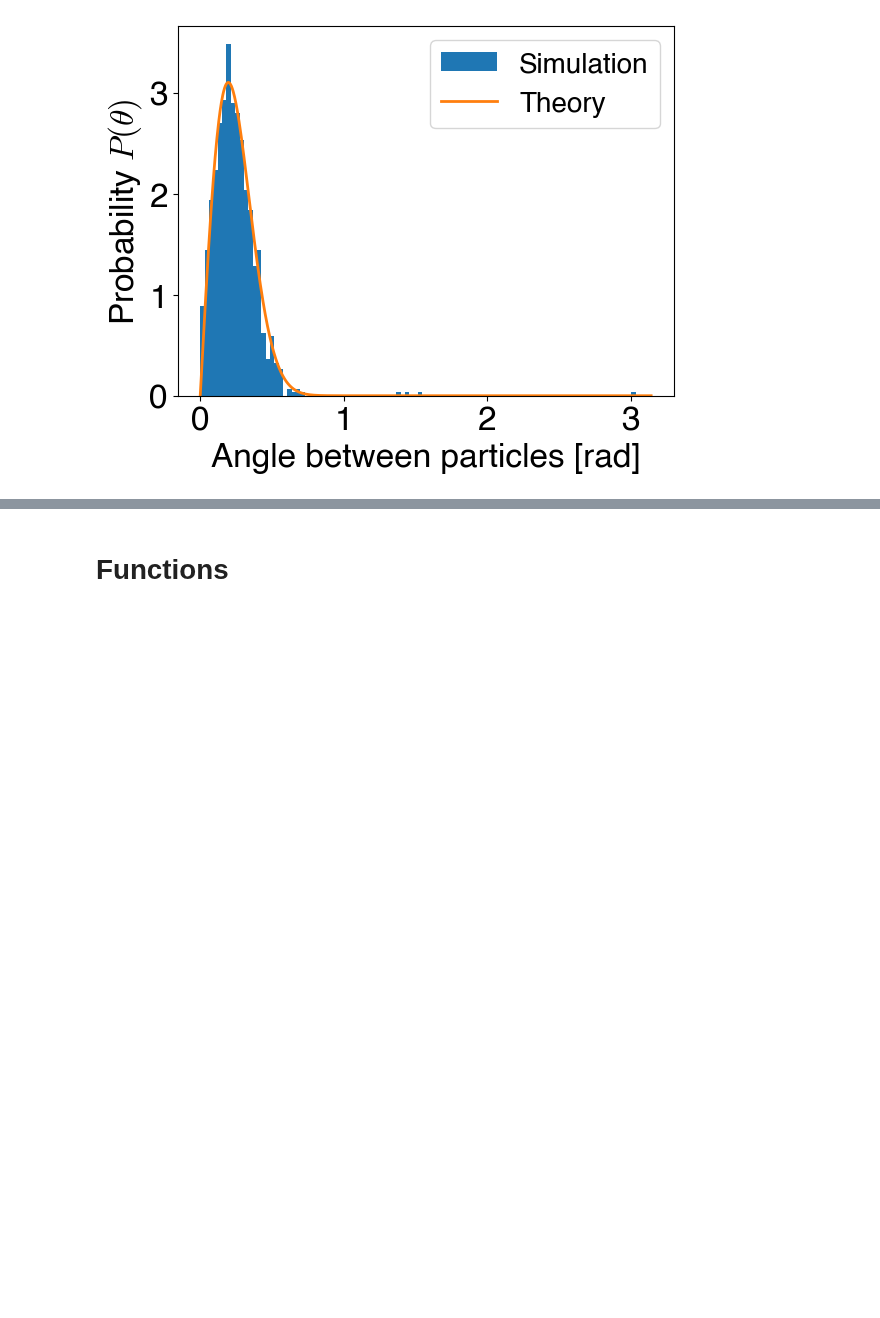
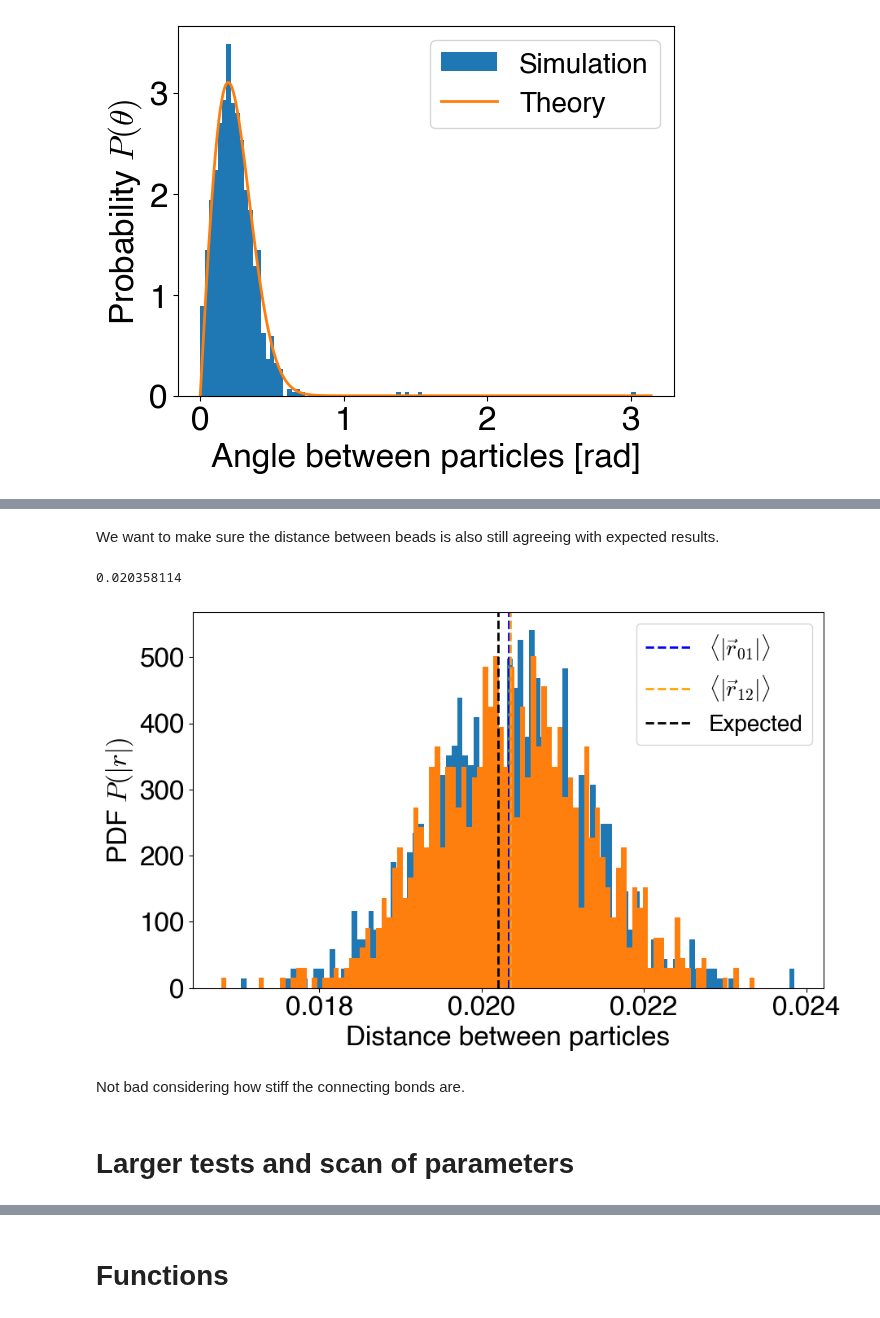
Before and after one commit to palladio11/aLENS_analysis, a Jupyter notebook: notebooks/semiflex_testing/bilateral_testing_analysis.ipynb, the cells around one changed output, grey strips where cells are left out. Cells and saved outputs as stored; diff of their text form; code cells hidden in the pictures; blank space fills up the shorter version.

```diff
--- a/notebooks/semiflex_testing/bilateral_testing_analysis.ipynb
+++ b/notebooks/semiflex_testing/bilateral_testing_analysis.ipynb
@@ -273,0 +309,30 @@ with h5py.File(next(data_dir_list[3].glob('analysis/raw*.h5')), 'r') as h5_data:
+# %% [markdown]
+We want to make sure the distance between beads is also still agreeing with expected results.
+# %%
+# timestep = 0.0001
+# timesnap = 0.001
+# Total time = 10
+with h5py.File(next(data_dir_list[3].glob('analysis/raw*.h5')), 'r') as h5_data:
+    time_arr = h5_data['time'][:]
+    # Load in sylinder data
+    sy_dat = h5_data['raw_data/sylinders'][...]
+    com_arr = .5 * (sy_dat[:, 2:5, :] + sy_dat[:, 5:8, :])
+    dist_arr = np.linalg.norm(com_arr[1,:,:] - com_arr[0, :, :], axis=0)
+    _ = plt.figure(figsize=(10,6))
+    _ = plt.hist(dist_arr, bins=100, density=True)
+    _ = plt.axvline(dist_arr.mean(), color='blue', linestyle='--', label='$\langle|\\vec{r}_{01}|\\rangle$')
+    dist_arr = np.linalg.norm(com_arr[2,:,:] - com_arr[1, :, :], axis=0)
+    _ = plt.hist(dist_arr, bins=100, density=True)
+    _ = plt.axvline(dist_arr.mean(), color='orange', linestyle='--', label='$\langle|\\vec{r}_{12}|\\rangle$')
+    _ = plt.axvline(.0202, color='black', linestyle='--', label='Expected')
+    _ = plt.xlabel('Distance between particles')
+    _ = plt.ylabel('PDF $P(|r|)$')
+    _ = plt.legend()
+    print(dist_arr.mean())
+# %% [output]
+0.020358114
+[figure, added]
+# %% [markdown]
+Not bad considering how stiff the connecting bonds are.
+# %% [markdown]
+# Larger tests and scan of parameters
```
Also changed, not shown: parts of 6 cells of this notebook.
